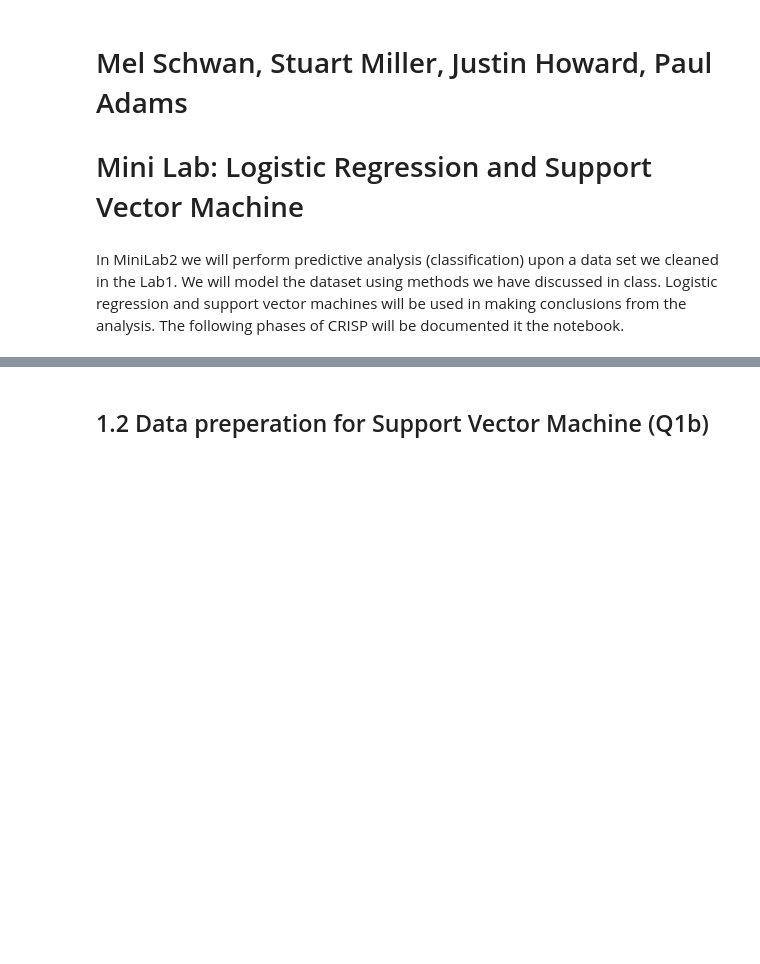
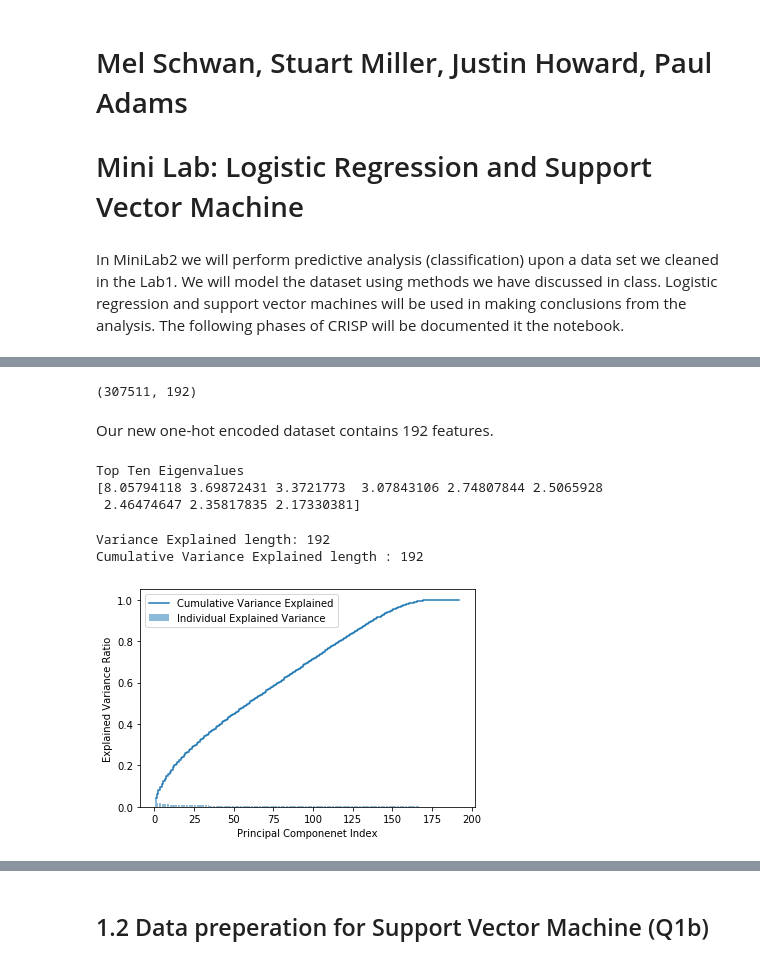
Before and after one commit to sjmiller8182/home-credit-default-risk, a Jupyter notebook: MiniLab_Logistic_Regression_and_SVM-DM.ipynb, the cells around one changed output, grey strips where cells are left out. Saved outputs shown, nothing was run; the diff lists cells and outputs as text; code cells hidden in the pictures; blank space fills up the shorter version.

Commit message:
transferring analysis and adding verbiage

```diff
--- a/MiniLab_Logistic_Regression_and_SVM-DM.ipynb
+++ b/MiniLab_Logistic_Regression_and_SVM-DM.ipynb
@@ -33,0 +125,10 @@ Through additional data analysis we have discovered that we can increase the pre
+# %%
+# dropping variables that were deemed the least useful for analysis
+new_df = data.copy().drop(['TARGET', 'SK_ID_CURR', 'AMT_GOODS_PRICE', 'CNT_CHILDREN',
+                          'CNT_FAM_MEMBERS', 'EXT_SOURCE_1_AV','EXT_SOURCE_2_AV', 'EXT_SOURCE_3_AV', 'LOAN_COUNT',
+                          'CREDIT_ACTIVE'], axis = 1)
+# one-hot encoding
+# adding drop_first = True eliminates the duplication of categorical features that are already binary indicators
+new_df = pd.get_dummies(new_df, drop_first = True)
+pd.options.display.max_columns = 400
+new_df.describe()
@@ -33,0 +145,42 @@ Through additional data analysis we have discovered that we can increase the pre
+# %%
+sc = StandardScaler()
+sc.fit(new_df)
+X_train_std = sc.transform(new_df)
+X_train_std.shape
+# %% [output]
+(307511, 192)
+# %% [markdown]
+Our new one-hot encoded dataset contains 192 features.
+# %%
+cov_mat = np.cov(X_train_std.T)
+eigen_vals, eigen_vecs = np.linalg.eig(cov_mat)
+print('\nTop Ten Eigenvalues \n%s' % eigen_vals[0:9])
+# %% [output]
+Top Ten Eigenvalues
+[8.05794118 3.69872431 3.3721773  3.07843106 2.74807844 2.5065928
+ 2.46474647 2.35817835 2.17330381]
+# %%
+# calculating the total var explained and cumulative variance
+tot = sum(eigen_vals)
+var_exp = [(i/tot) for i in sorted(eigen_vals, reverse =True)]
+cum_var_exp = np.cumsum(var_exp)
+len(var_exp)
+len(cum_var_exp)
+print("Variance Explained length: " + str(len(var_exp)), "\nCumulative Variance Explained length : " + str(len(cum_var_exp)))
+# %% [output]
+Variance Explained length: 192
+Cumulative Variance Explained length : 192
+# %%
+#plotting
+import matplotlib.pyplot as plt
+
+plt.bar(range(1,193), var_exp, alpha = .5, align = 'center', label = 'Individual Explained Variance')
+
+plt.step(range(1,193), cum_var_exp, where = 'mid', label = 'Cumulative Variance Explained')
+
+plt.ylabel('Explained Variance Ratio')
+plt.xlabel('Principal Componenet Index')
+plt.legend(loc='best')
+plt.show()
+# %% [output]
+[figure, added]
```
Also changed, not shown: parts of 24 cells of this notebook, 1 other file.
